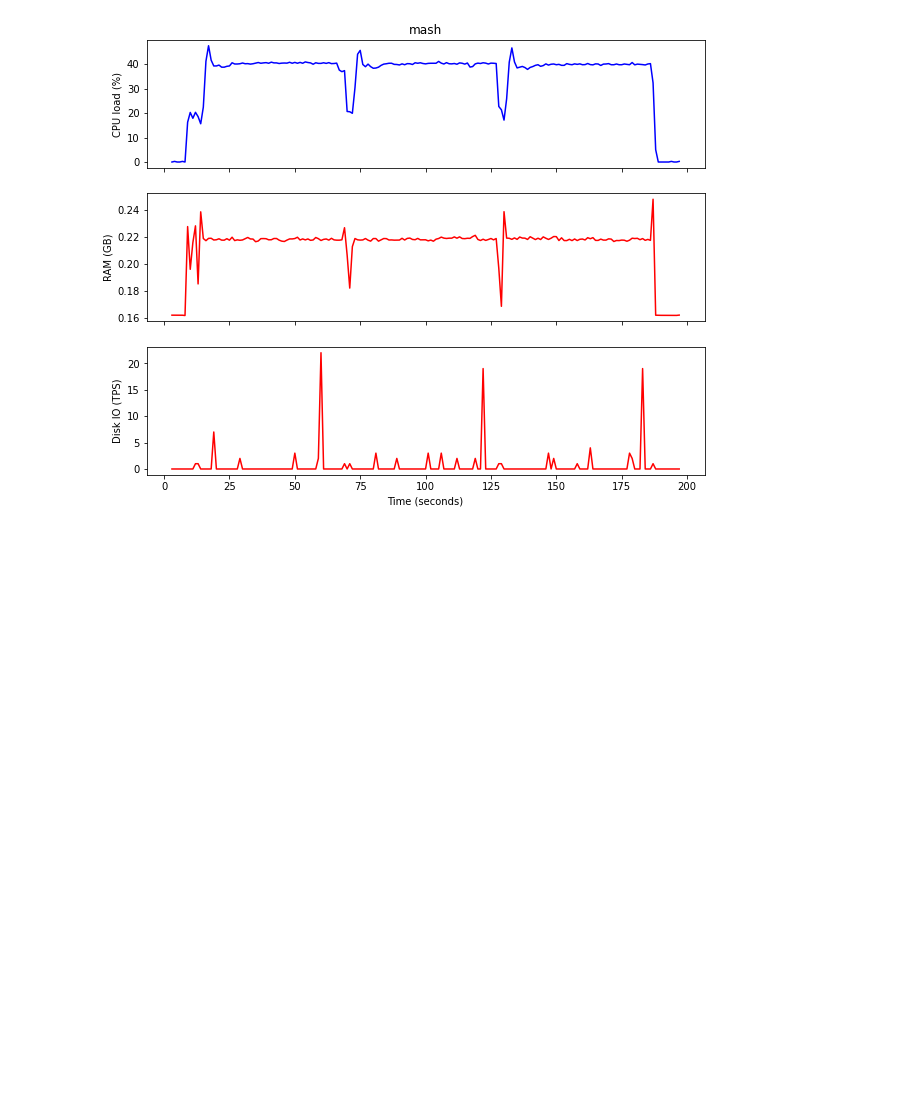
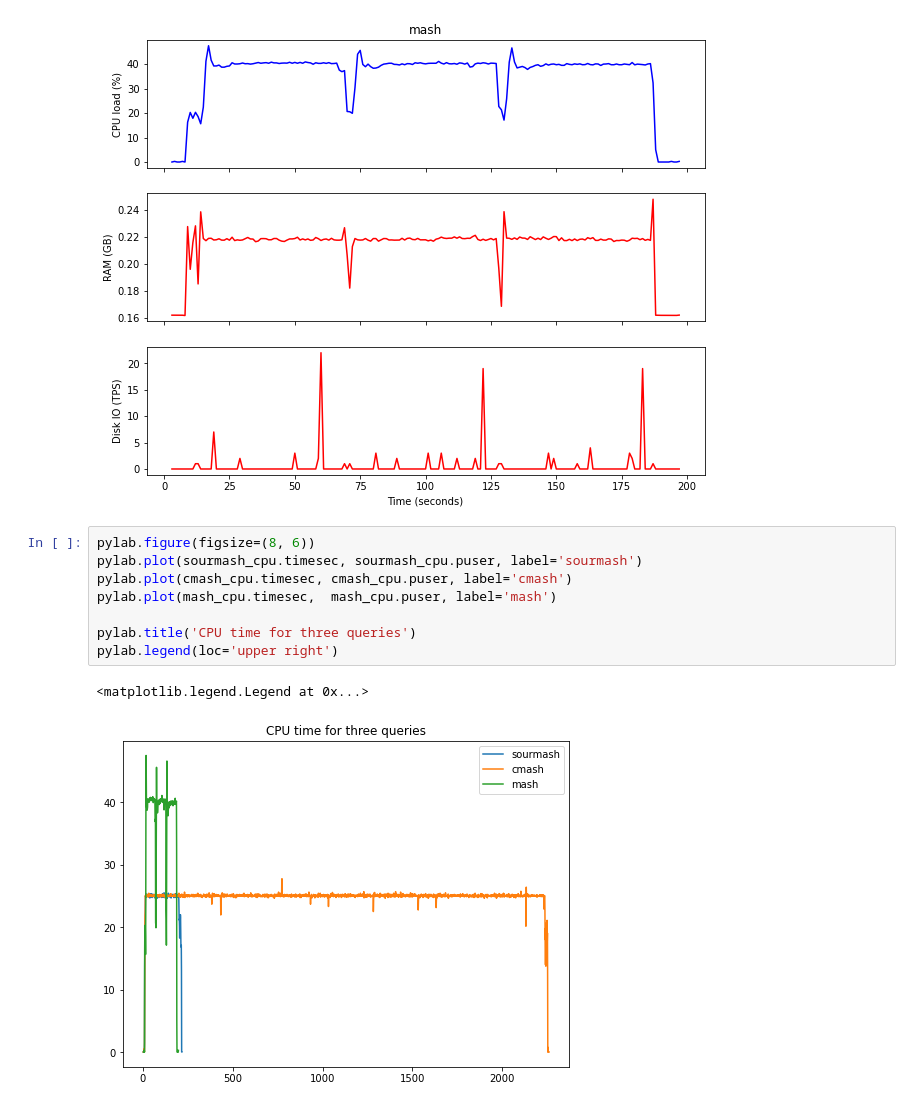
Before and after one commit to ctb/2021-bothie-sartre2, a Jupyter notebook: index.ipynb, the cells around one changed output. Drawn from its saved outputs; the diff is of its cells as text; blank space fills up the shorter version.

```diff
--- a/index.ipynb
+++ b/index.ipynb
@@ -138,3 +138,14 @@ panel3(mash_cpu, mash_ram, mash_disk, title='mash')
         <AxesSubplot:xlabel='Time (seconds)', ylabel='Disk IO (TPS)'>],
        dtype=object))
 [figure]
+# %%
+pylab.figure(figsize=(8, 6))
+pylab.plot(sourmash_cpu.timesec, sourmash_cpu.puser, label='sourmash')
+pylab.plot(cmash_cpu.timesec, cmash_cpu.puser, label='cmash')
+pylab.plot(mash_cpu.timesec,  mash_cpu.puser, label='mash')
+
+pylab.title('CPU time for three queries')
+pylab.legend(loc='upper right')
+# %% [output]
+<matplotlib.legend.Legend at 0x...>
+[figure, added]
```
